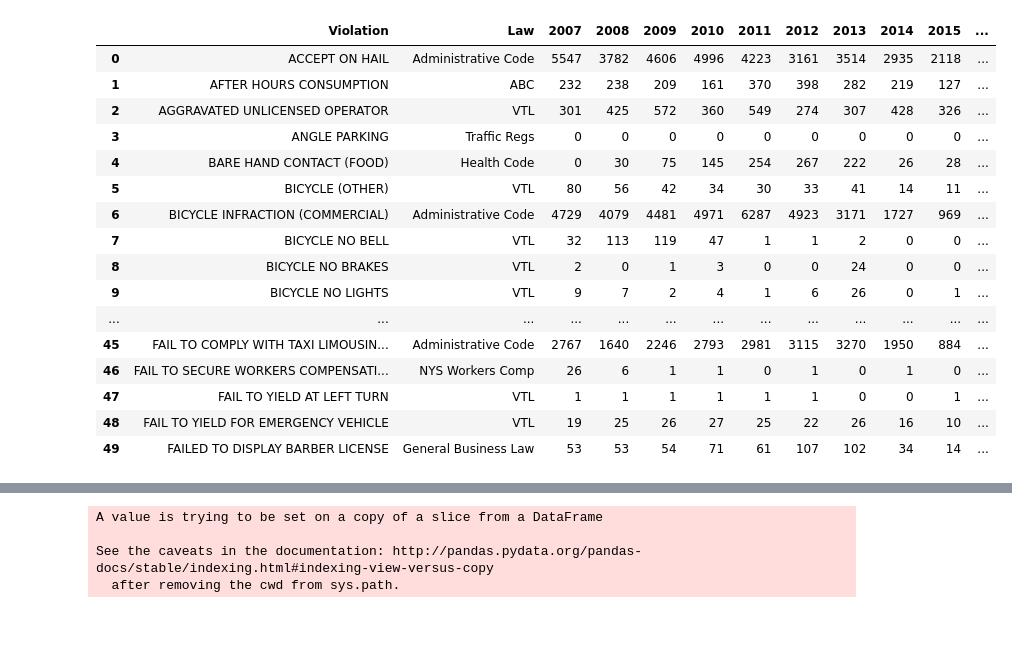
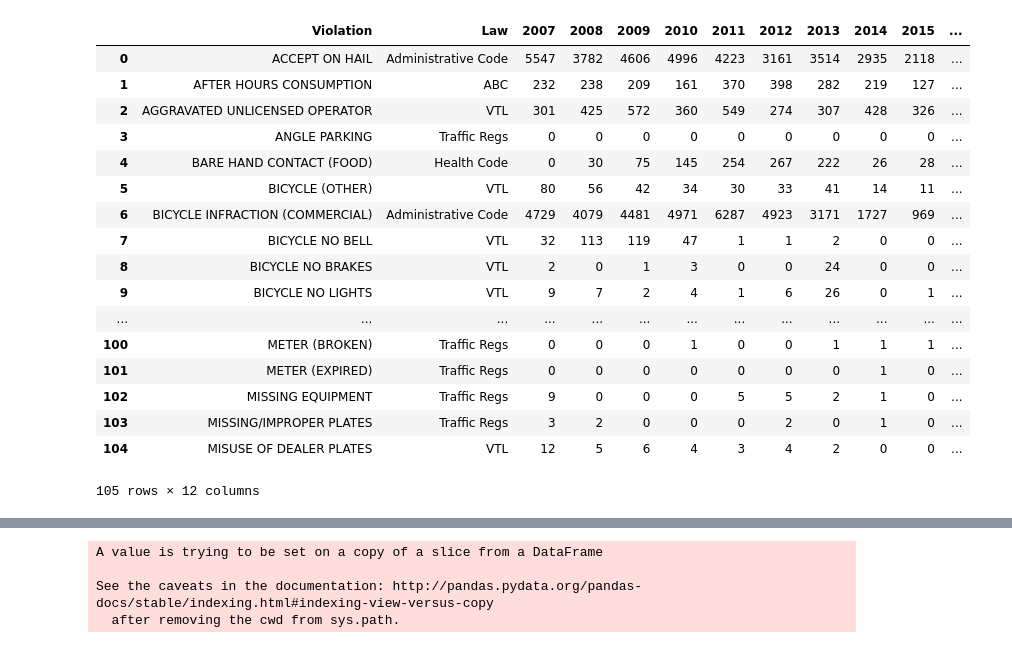
Before and after one commit to Palarisk/data-studio, a Jupyter notebook: code/04-summons/summons.ipynb, the cells around one changed output, grey strips where cells are left out. Saved outputs shown, nothing was run; the diff lists cells and outputs as text; code cells hidden in the pictures.

```diff
--- a/code/04-summons/summons.ipynb
+++ b/code/04-summons/summons.ipynb
@@ -8,22 +35,23 @@ import numpy as np
 # %%
 df = pd.read_csv("summons.csv")
 # %%
-df.head(50)
+df.head(105)
 # %% [output]
 |  | Violation | Law | 2007 | 2008 | 2009 | 2010 | 2011 | 2012 | 2013 | 2014 | 2015 | ... |
 | 0 | ACCEPT ON HAIL | Administrative Code | 5547 | 3782 | 4606 | 4996 | 4223 | 3161 | 3514 | 2935 | 2118 | ... |
 | 1 | AFTER HOURS CONSUMPTION | ABC | 232 | 238 | 209 | 161 | 370 | 398 | 282 | 219 | 127 | ... |
 | 2 | AGGRAVATED UNLICENSED OPERATOR | VTL | 301 | 425 | 572 | 360 | 549 | 274 | 307 | 428 | 326 | ... |
 | 3 | ANGLE PARKING | Traffic Regs | 0 | 0 | 0 | 0 | 0 | 0 | 0 | 0 | 0 | ... |
 | 4 | BARE HAND CONTACT (FOOD) | Health Code | 0 | 30 | 75 | 145 | 254 | 267 | 222 | 26 | 28 | ... |
 | 5 | BICYCLE (OTHER) | VTL | 80 | 56 | 42 | 34 | 30 | 33 | 41 | 14 | 11 | ... |
 | 6 | BICYCLE INFRACTION (COMMERCIAL) | Administrative Code | 4729 | 4079 | 4481 | 4971 | 6287 | 4923 | 3171 | 1727 | 969 | ... |
 | 7 | BICYCLE NO BELL | VTL | 32 | 113 | 119 | 47 | 1 | 1 | 2 | 0 | 0 | ... |
 | 8 | BICYCLE NO BRAKES | VTL | 2 | 0 | 1 | 3 | 0 | 0 | 24 | 0 | 0 | ... |
 | 9 | BICYCLE NO LIGHTS | VTL | 9 | 7 | 2 | 4 | 1 | 6 | 26 | 0 | 1 | ... |
 | ... | ... | ... | ... | ... | ... | ... | ... | ... | ... | ... | ... | ... |
-| 45 | FAIL TO COMPLY WITH TAXI LIMOUSIN... | Administrative Code | 2767 | 1640 | 2246 | 2793 | 2981 | 3115 | 3270 | 1950 | 884 | ... |
-| 46 | FAIL TO SECURE WORKERS COMPENSATI... | NYS Workers Comp | 26 | 6 | 1 | 1 | 0 | 1 | 0 | 1 | 0 | ... |
-| 47 | FAIL TO YIELD AT LEFT TURN | VTL | 1 | 1 | 1 | 1 | 1 | 1 | 0 | 0 | 1 | ... |
-| 48 | FAIL TO YIELD FOR EMERGENCY VEHICLE | VTL | 19 | 25 | 26 | 27 | 25 | 22 | 26 | 16 | 10 | ... |
-| 49 | FAILED TO DISPLAY BARBER LICENSE | General Business Law | 53 | 53 | 54 | 71 | 61 | 107 | 102 | 34 | 14 | ... |
+| 100 | METER (BROKEN) | Traffic Regs | 0 | 0 | 0 | 1 | 0 | 0 | 1 | 1 | 1 | ... |
+| 101 | METER (EXPIRED) | Traffic Regs | 0 | 0 | 0 | 0 | 0 | 0 | 0 | 1 | 0 | ... |
+| 102 | MISSING EQUIPMENT | Traffic Regs | 9 | 0 | 0 | 0 | 5 | 5 | 2 | 1 | 0 | ... |
+| 103 | MISSING/IMPROPER PLATES | Traffic Regs | 3 | 2 | 0 | 0 | 0 | 2 | 0 | 1 | 0 | ... |
+| 104 | MISUSE OF DEALER PLATES | VTL | 12 | 5 | 6 | 4 | 3 | 4 | 2 | 0 | 0 | ... |
+105 rows × 12 columns
```
Also changed, not shown: parts of 47 cells of this notebook, 4 other files.
